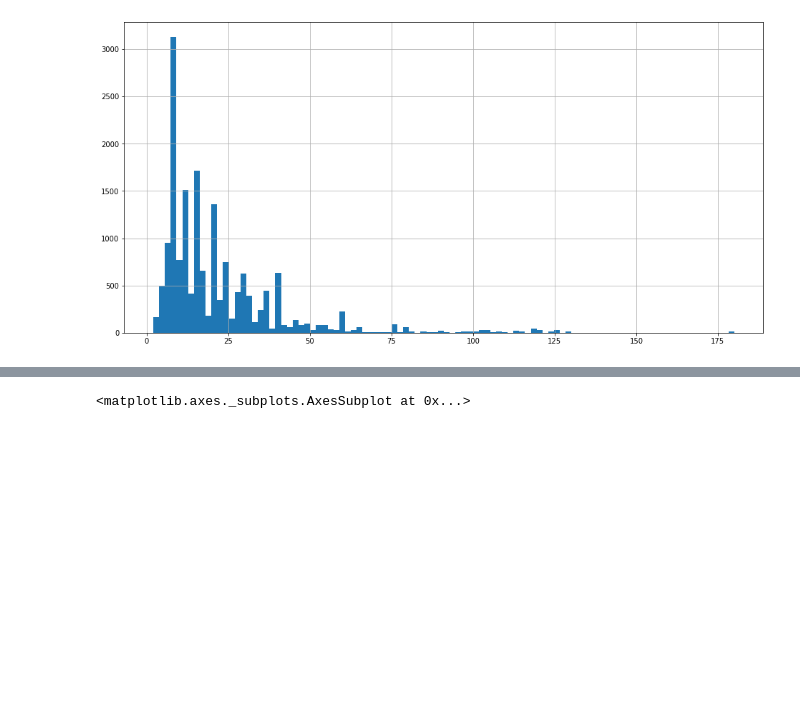
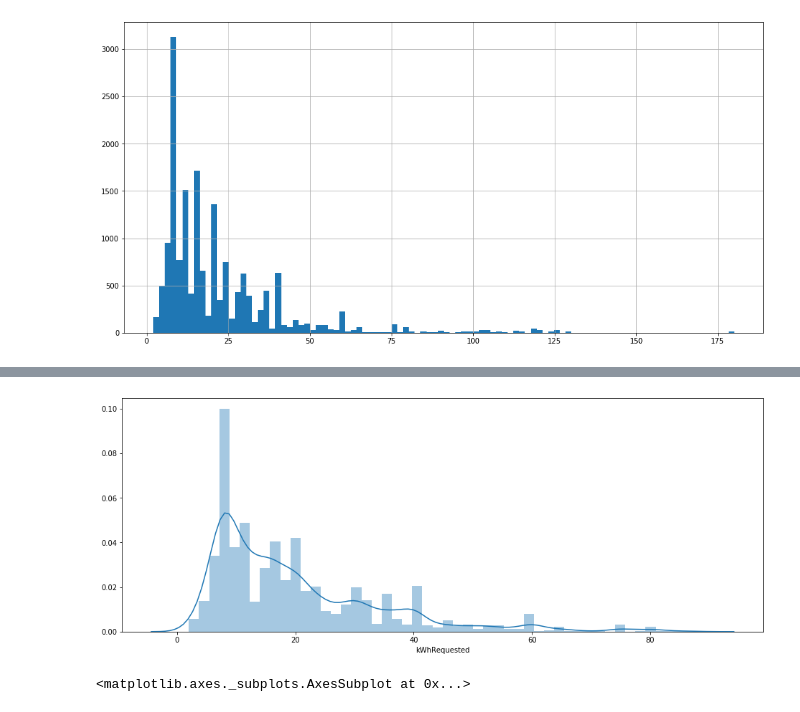
Before and after one commit to JuliaSokolova/electric-vehicle-charging, a Jupyter notebook: exploring_data.ipynb, the cells around one changed output, grey strips where cells are left out. Saved outputs shown, nothing was run; the diff lists cells and outputs as text; code cells hidden in the pictures; blank space fills up the shorter version.

```diff
--- a/exploring_data.ipynb
+++ b/exploring_data.ipynb
@@ -224,3 +227,8 @@ kWh_request.hist(bins = 100, figsize = (16, 8))
+# %%
+ax, fig = plt.subplots(figsize = (16, 6))
+ax = sns.distplot(kWh_request, bins = 50)
+# %% [output]
+[figure, added]
 # %%
 #need to normalize the data
 ax = kWh_request.plot.hist(density = True)
```
Also changed, not shown: parts of 3 cells of this notebook, 1 other file.
